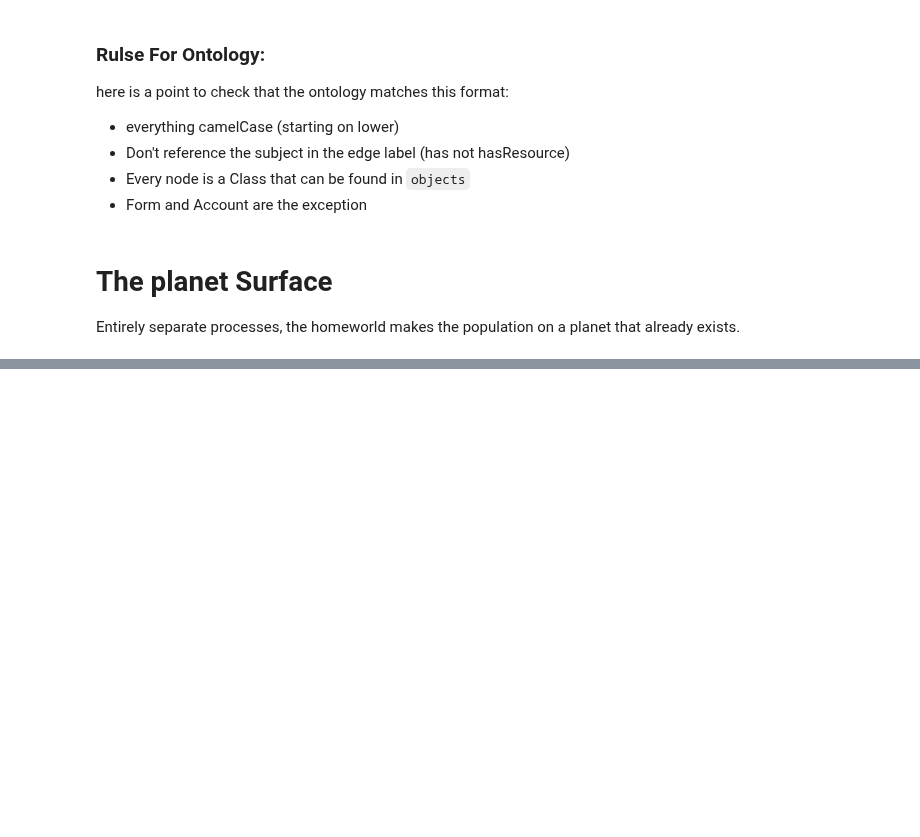
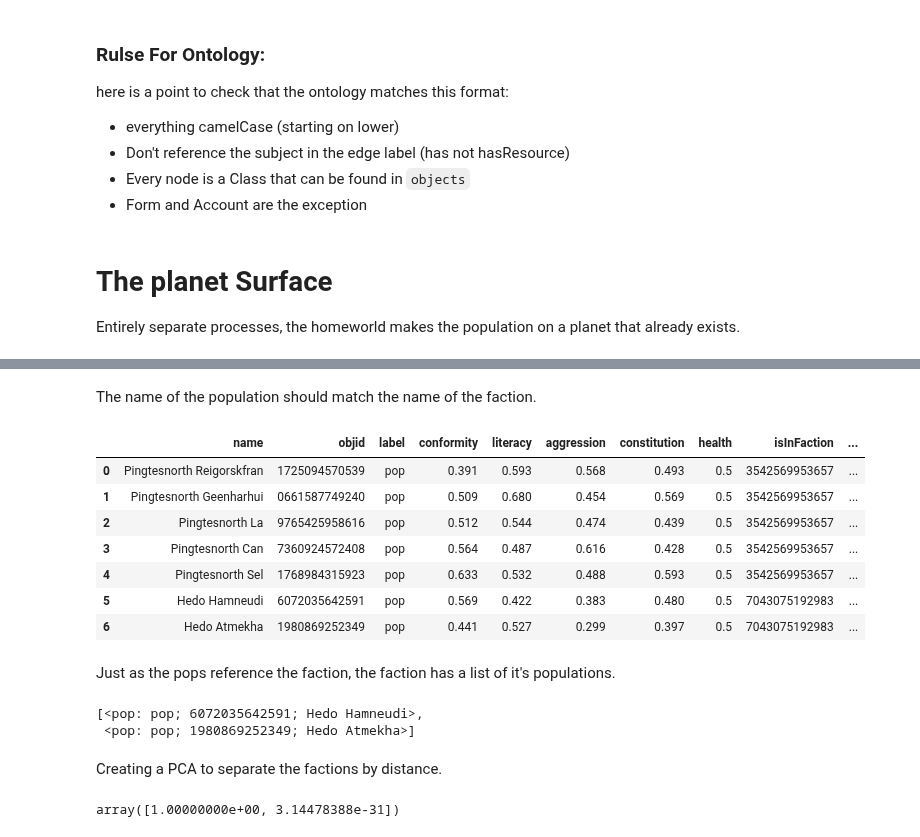
Before and after one commit to BillmanH/exoplanets, a Jupyter notebook: notebooks/planets/Genesis.ipynb, the cells around one changed output, grey strips where cells are left out. Saved outputs shown, nothing was run; the diff lists cells and outputs as text; code cells hidden in the pictures; blank space fills up the shorter version.

```diff
--- a/notebooks/planets/Genesis.ipynb
+++ b/notebooks/planets/Genesis.ipynb
@@ -354,0 +382,4 @@ homeworld_data
+# %%
+for i, n in enumerate(kmeans.labels_):
+    pops[i].set_faction(factions[n])
+    print(f"pop: {pops[i]} belongs to faction: {factions[n]}")
@@ -354,0 +394,23 @@ homeworld_data
+# %% [markdown]
+The name of the population should match the name of the faction.
+# %%
+pops_df = pd.DataFrame([p.get_data() for p in pops])
+pops_df
+# %% [output]
+|  | name | objid | label | conformity | literacy | aggression | constitution | health | isInFaction | ... |
+| 0 | Pingtesnorth Reigorskfran | 1725094570539 | pop | 0.391 | 0.593 | 0.568 | 0.493 | 0.5 | 3542569953657 | ... |
+| 1 | Pingtesnorth Geenharhui | 0661587749240 | pop | 0.509 | 0.680 | 0.454 | 0.569 | 0.5 | 3542569953657 | ... |
+| 2 | Pingtesnorth La | 9765425958616 | pop | 0.512 | 0.544 | 0.474 | 0.439 | 0.5 | 3542569953657 | ... |
+| 3 | Pingtesnorth Can | 7360924572408 | pop | 0.564 | 0.487 | 0.616 | 0.428 | 0.5 | 3542569953657 | ... |
+| 4 | Pingtesnorth Sel | 1768984315923 | pop | 0.633 | 0.532 | 0.488 | 0.593 | 0.5 | 3542569953657 | ... |
+| 5 | Hedo Hamneudi | 6072035642591 | pop | 0.569 | 0.422 | 0.383 | 0.480 | 0.5 | 7043075192983 | ... |
+| 6 | Hedo Atmekha | 1980869252349 | pop | 0.441 | 0.527 | 0.299 | 0.397 | 0.5 | 7043075192983 | ... |
+# %% [markdown]
+Just as the pops reference the faction, the faction has a list of it's populations.
+# %%
+factions[0].pops
+# %% [output]
+[<pop: pop; 6072035642591; Hedo Hamneudi>,
+ <pop: pop; 1980869252349; Hedo Atmekha>]
+# %% [markdown]
+Creating a PCA to separate the factions by distance.
@@ -354,0 +433,4 @@ homeworld_data
+# %%
+pca.explained_variance_ratio_
+# %% [output]
+array([1.00000000e+00, 3.14478388e-31])
```
Also changed, not shown: parts of 33 cells of this notebook, 5 other files.
